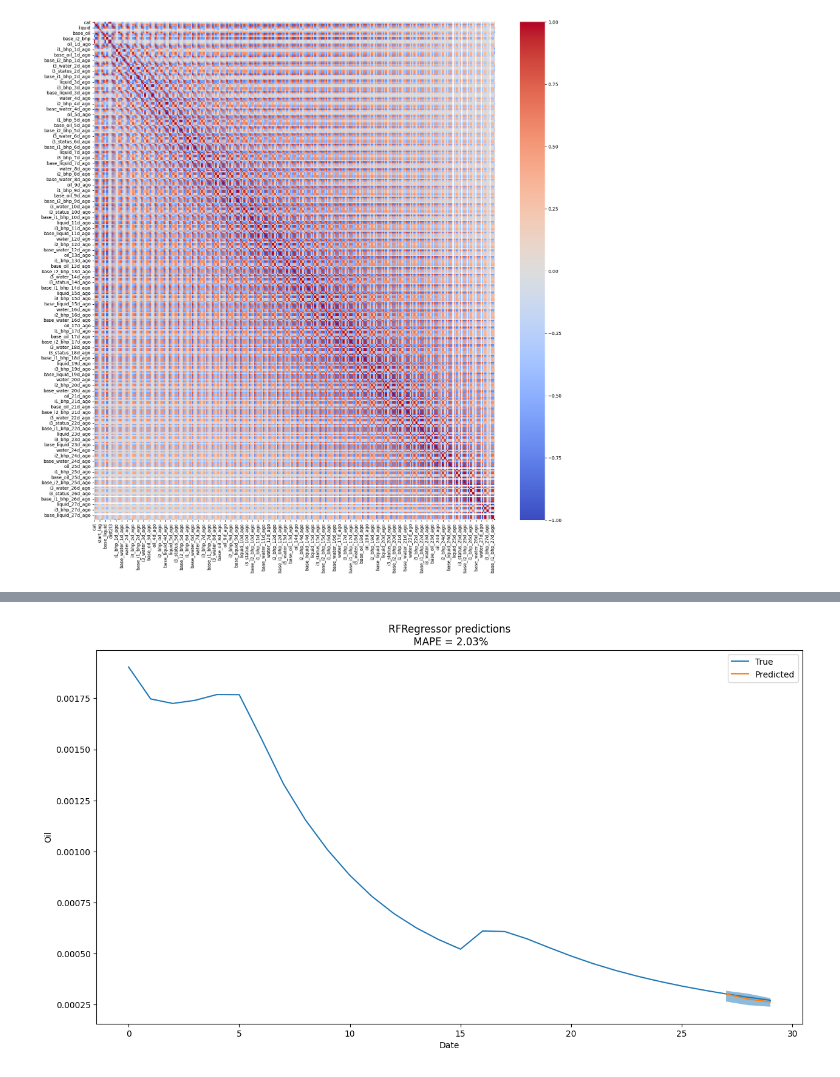
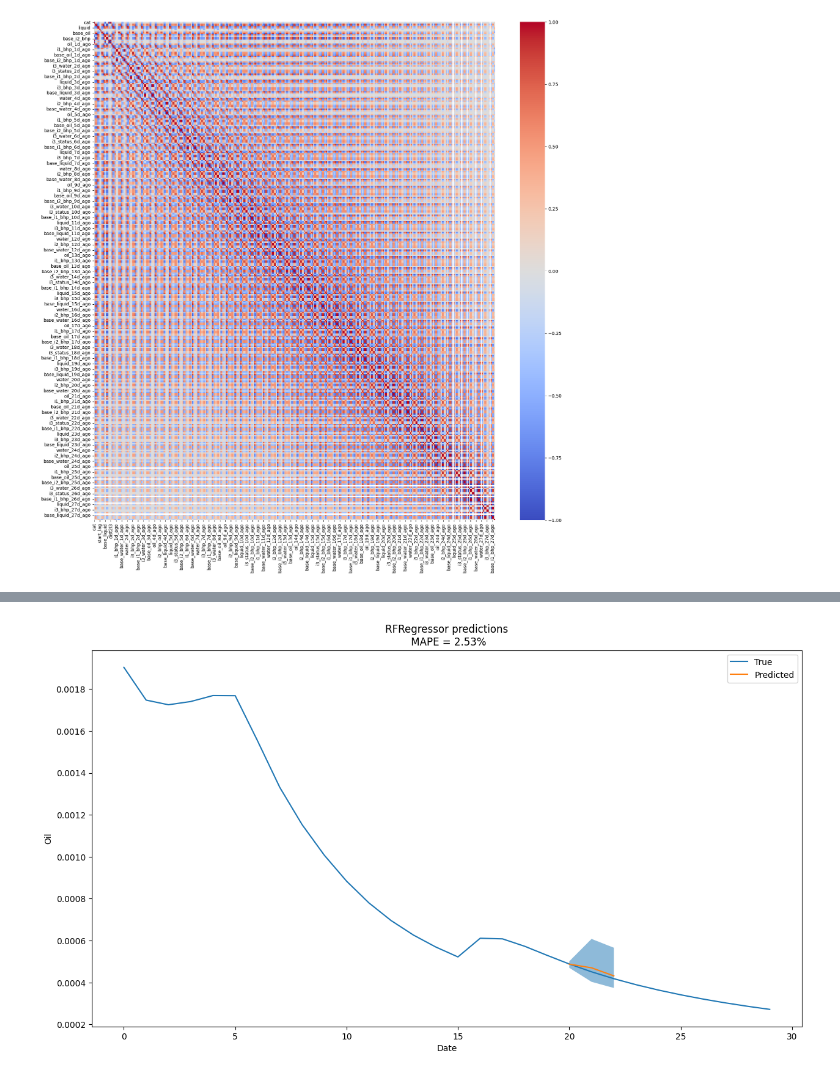
Before and after one commit to zeinovich/aramco-solution, a Jupyter notebook: notebooks/1905-zeinovich-features.ipynb, the cells around one changed output, grey strips where cells are left out. Drawn from its saved outputs; the diff is of its cells as text; code cells hidden in the pictures.

```diff
--- a/notebooks/1905-zeinovich-features.ipynb
+++ b/notebooks/1905-zeinovich-features.ipynb
@@ -500,11 +356,10 @@ plt.show()
 # %%
-cols = features[features.importance > 0.0001].feature.tolist()
+cols = features[features.importance > 0.001].feature.tolist()
 
-cols += ['oil', 'water', 'liquid',
-        'delta_baseline']
+cols += ['oil', 'water', 'liquid', 'delta_baseline', 'date', 'base_oil']
 
 print(len(cols))
 cols = list(set(cols))
 
-rf = train_model(data_lagged[cols], RandomForestRegressor(), stride=3)
+rf = train_model(data_lagged[cols], RandomForestRegressor(), stride=1)
 # %% [output]
@@ -522,39 +394,43 @@ def pred_ints(model: RandomForestRegressor, X: pd.DataFrame, percentile=95):
 
     return np.array(err_down), np.array(err_up)
 # %%
-train = data_lagged[(data_lagged.date < 27) &
-                    (data_lagged.coef == 0.67) &
-                    (data_lagged.start_lag == 15) &
+train = data_lagged[(data_lagged.date < 20) &
                     (data_lagged.cat == 2)]
 
-test = data_lagged[(data_lagged.date >= 27) & (data_lagged.date < 30) &
+test = data_lagged[(data_lagged.date >= 20) & (data_lagged.date < 23) &
                     (data_lagged.coef == 0.67) &
                     (data_lagged.start_lag == 15) &
                     (data_lagged.cat == 2)]
 
 for days_past, day in enumerate(test.date.unique()):
     for col in test.columns:
         for past in range(days_past + 1):
             if f'{past}d_ago' in col:
                 test.loc[test.date == day, col] = -1
 
 X_sample = test[cols].drop(['oil', 'water', 'liquid', 'delta_baseline'], axis=1)
-y_sample = test[['delta_baseline']]
+y_sample = test.delta_baseline
+
+X_train = train[cols].drop(['oil', 'water', 'liquid', 'delta_baseline'], axis=1)
+y_train = train.delta_baseline
+rf.fit(X_train, y_train)
 
 sample_pred = rf.predict(X_sample)
 sample_lower, sample_upper = pred_ints(rf, X_sample, percentile=95)
-sample_true = pd.concat([train, test], axis=0)
-
+#sample_true = pd.concat([train, test], axis=0)
+sample_true = data_lagged[(data_lagged.start_lag == 15) &
+                          (data_lagged.coef == 0.67) &
+                          (data_lagged.cat == 2)]
 
 plt.figure(figsize=(15, 8))
 plt.title('RFRegressor predictions\
 \n MAPE = {:.2f}%'.format(mean_absolute_percentage_error(test.oil, sample_pred + test.base_oil) * 100))
 plt.xlabel('Date')
 plt.ylabel('Oil')
 plt.plot(sample_true.date, - sample_true.oil, label='True')
 plt.plot(test.date,  - sample_pred - test.base_oil, label='Predicted')
 plt.fill_between(test.date, - sample_lower - test.base_oil, - sample_upper - test.base_oil, alpha=0.5)
 plt.legend()
 plt.show()
 # %% [output]
-[figure, old version]
+[figure, new version]
```
Also changed, not shown: parts of 15 cells of this notebook.
